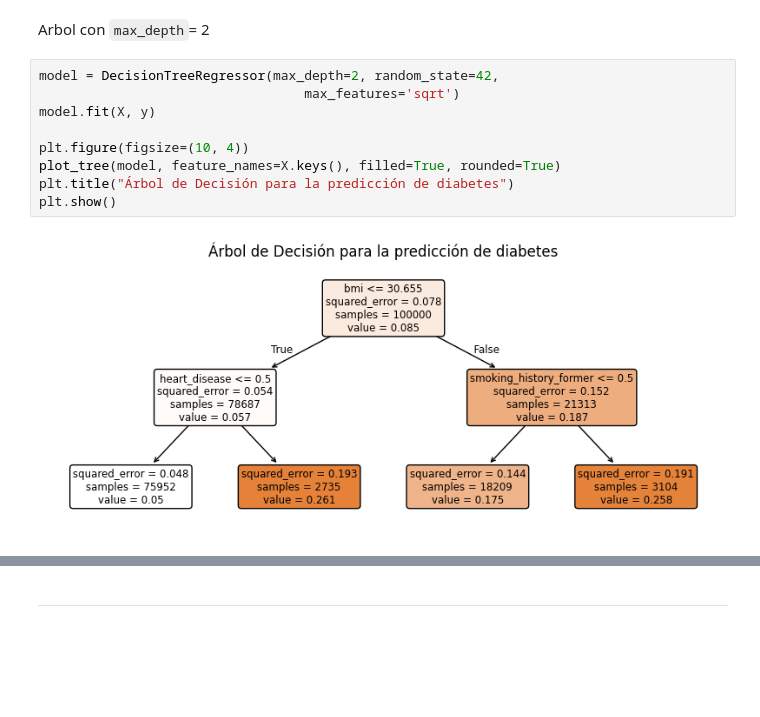
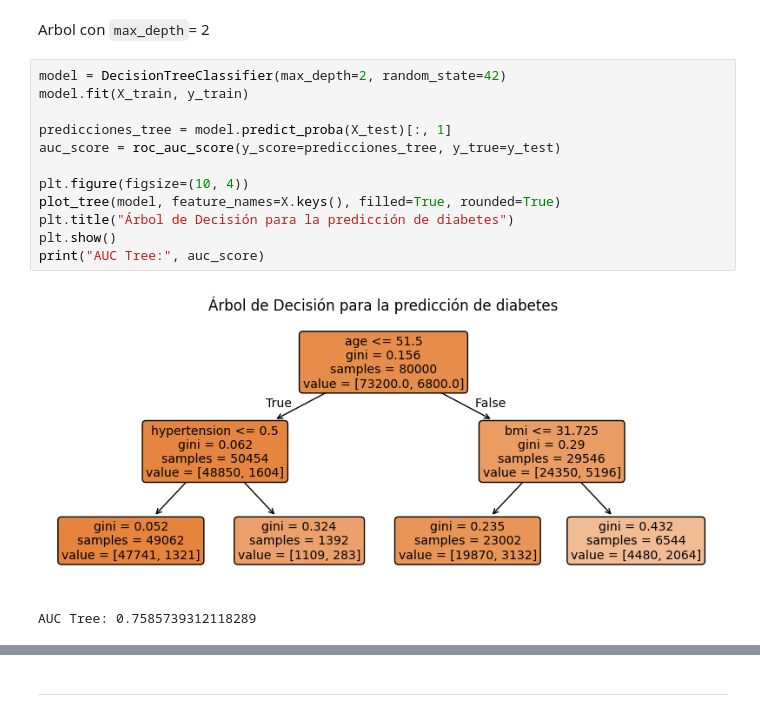
Before and after one commit to ppmelch/Lab-Aprendizaje-Estad-stico, a Jupyter notebook: Parcial 3/Examen/Examen 3 Práctico.ipynb, the cells around one changed output, grey strips where cells are left out. Drawn from its saved outputs; the diff is of its cells as text; blank space fills up the shorter version.

```diff
--- a/Parcial 3/Examen/Examen 3 Práctico.ipynb
+++ b/Parcial 3/Examen/Examen 3 Práctico.ipynb
@@ -379,13 +501,17 @@ Name: diabetes, dtype: float64
 # %% [markdown]
 Arbol con `max_depth`= 2
 # %%
-model = DecisionTreeRegressor(max_depth=2, random_state=42,
-                                  max_features='sqrt')
-model.fit(X, y)
+model = DecisionTreeClassifier(max_depth=2, random_state=42)
+model.fit(X_train, y_train)
+
+predicciones_tree = model.predict_proba(X_test)[:, 1]
+auc_score = roc_auc_score(y_score=predicciones_tree, y_true=y_test)
 
 plt.figure(figsize=(10, 4))
 plot_tree(model, feature_names=X.keys(), filled=True, rounded=True)
 plt.title("Árbol de Decisión para la predicción de diabetes")
 plt.show()
+print("AUC Tree:", auc_score)
 # %% [output]
-[figure, old version]
+[figure, new version]
+AUC Tree: 0.7585739312118289
```
Also changed, not shown: parts of 37 cells of this notebook, 7 other files.
